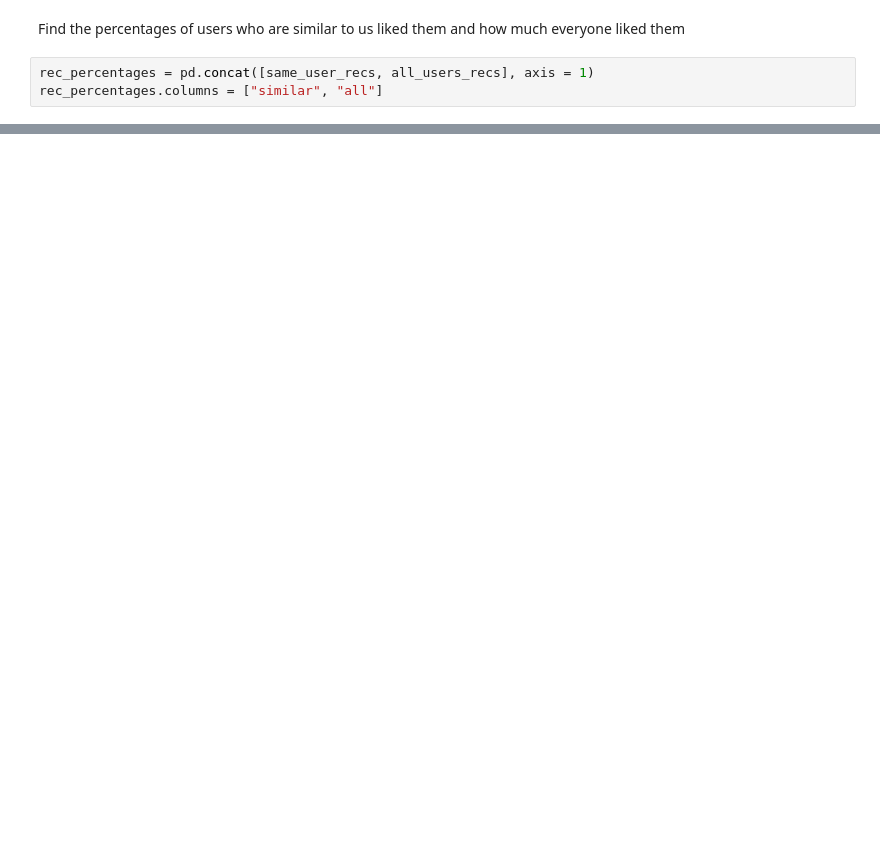
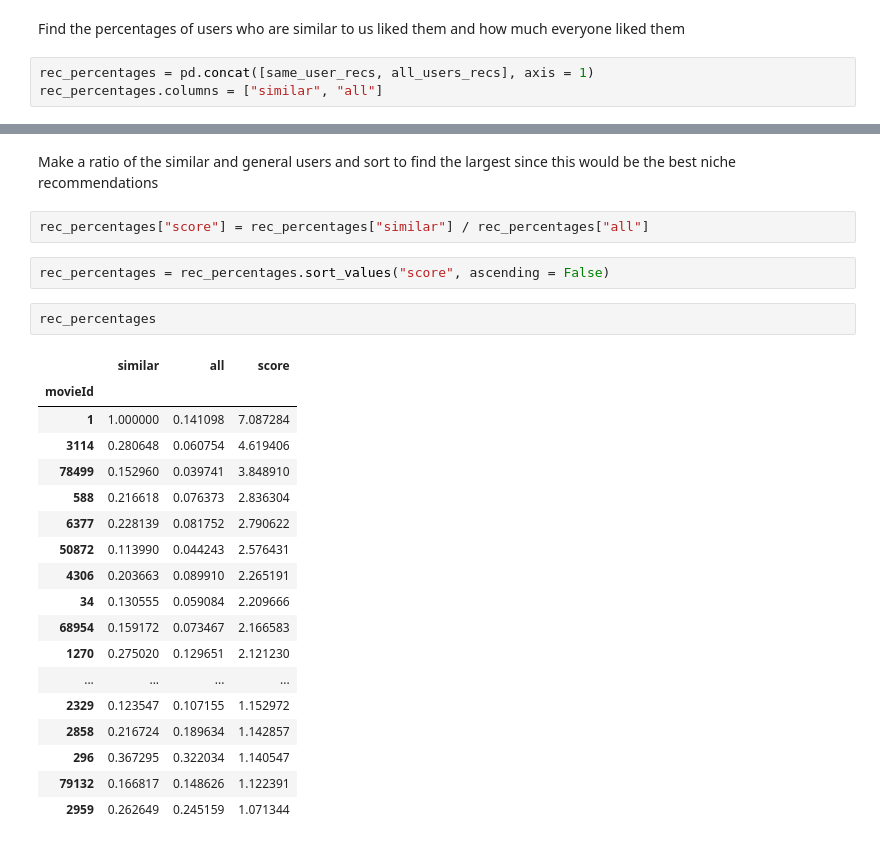
Before and after one commit to kanchanthapa/Movie-Recommendation-System, a Jupyter notebook: Movie-Recommendation.ipynb, the cells around one changed output, grey strips where cells are left out. Drawn from its saved outputs; the diff is of its cells as text; blank space fills up the shorter version.

```diff
--- a/Movie-Recommendation.ipynb
+++ b/Movie-Recommendation.ipynb
@@ -133,0 +278,27 @@ rec_percentages
+# %% [markdown]
+Make a ratio of the similar and general users and sort to find the largest since this would be the best niche recommendations
+# %%
+rec_percentages["score"] = rec_percentages["similar"] / rec_percentages["all"]
+# %%
+rec_percentages = rec_percentages.sort_values("score", ascending = False)
+# %%
+rec_percentages
+# %% [output]
+|  | similar | all | score |
+| movieId |  |  |  |
+| 1 | 1.000000 | 0.141098 | 7.087284 |
+| 3114 | 0.280648 | 0.060754 | 4.619406 |
+| 78499 | 0.152960 | 0.039741 | 3.848910 |
+| 588 | 0.216618 | 0.076373 | 2.836304 |
+| 6377 | 0.228139 | 0.081752 | 2.790622 |
+| 50872 | 0.113990 | 0.044243 | 2.576431 |
+| 4306 | 0.203663 | 0.089910 | 2.265191 |
+| 34 | 0.130555 | 0.059084 | 2.209666 |
+| 68954 | 0.159172 | 0.073467 | 2.166583 |
+| 1270 | 0.275020 | 0.129651 | 2.121230 |
+| ... | ... | ... | ... |
+| 2329 | 0.123547 | 0.107155 | 1.152972 |
+| 2858 | 0.216724 | 0.189634 | 1.142857 |
+| 296 | 0.367295 | 0.322034 | 1.140547 |
+| 79132 | 0.166817 | 0.148626 | 1.122391 |
+| 2959 | 0.262649 | 0.245159 | 1.071344 |
```
Also changed, not shown: parts of 21 cells of this notebook.
